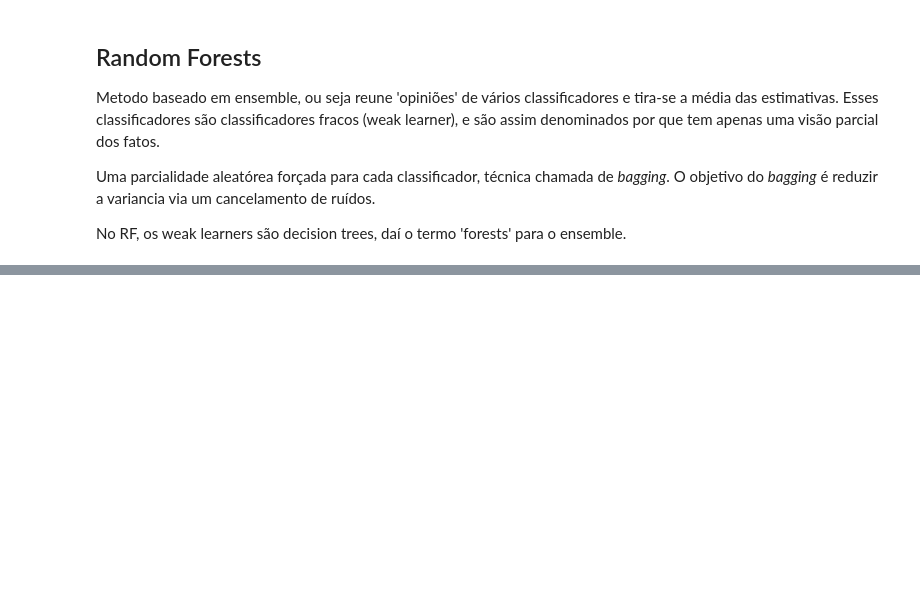
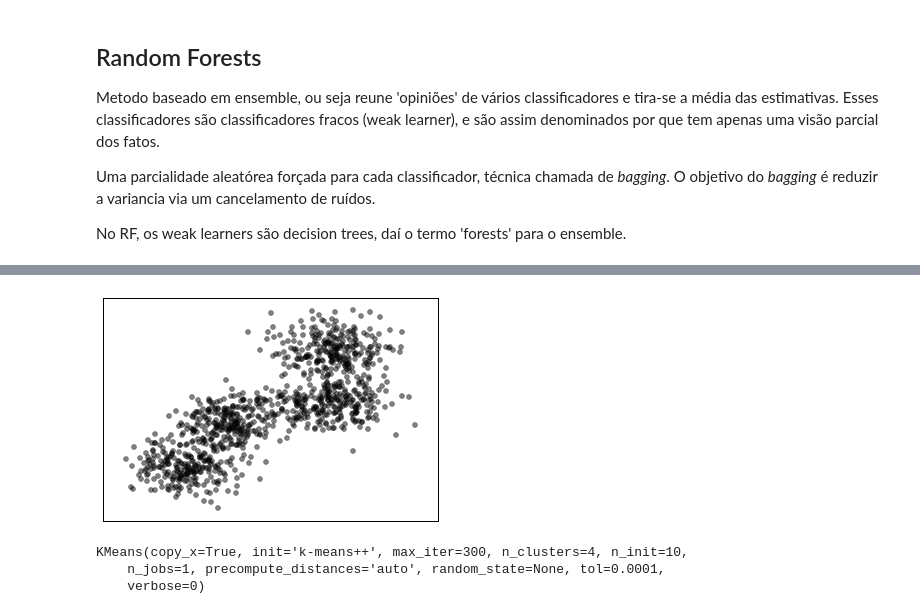
Before and after one commit to hitoshinagano/Locaweb_aulas, a Jupyter notebook: Aula_Parte2.ipynb, the cells around one changed output, grey strips where cells are left out. Drawn from its saved outputs; the diff is of its cells as text; code cells hidden in the pictures; blank space fills up the shorter version.

```diff
--- a/Aula_Parte2.ipynb
+++ b/Aula_Parte2.ipynb
@@ -633,0 +657,45 @@ visualize_tree(clf,X,y,boundaries=False)
+# %%
+# Criando datasets
+from sklearn.datasets import make_blobs
+
+X, y = make_blobs(n_samples=1000, centers=4, random_state=8, cluster_std=2.4)
+# %%
+def plot_blobs(um_X, um_classificador=None):
+    x_min, x_max = um_X[:, 0].min() - 2, um_X[:, 0].max() + 2
+    y_min, y_max = um_X[:, 1].min() - 2, um_X[:, 1].max() + 2
+    xx, yy = np.meshgrid(np.arange(x_min, x_max, .02), np.arange(y_min, y_max, .02))
+
+    plt.figure(1)
+    plt.clf()
+
+    plt.plot(um_X[:, 0], um_X[:, 1], 'k.', markersize=10, alpha = 0.5)
+
+    if um_classificador:
+        Z = um_classificador.predict(np.c_[xx.ravel(), yy.ravel()])
+        Z = Z.reshape(xx.shape)
+        plt.imshow(Z, interpolation='nearest',
+                   extent=(xx.min(), xx.max(), yy.min(), yy.max()),
+                   cmap=plt.cm.Paired,
+                   aspect='auto', origin='lower')
+
+        centroids = um_classificador.cluster_centers_
+        inert = um_classificador.inertia_
+        plt.scatter(centroids[:, 0], centroids[:, 1],
+                    marker='x', s=169, linewidths=3, color='w', zorder=8)
+
+    plt.xlim(x_min, x_max)
+    plt.ylim(y_min, y_max)
+    plt.xticks(())
+    plt.yticks(())
+    plt.show()
+# %%
+plot_blobs(X)
+# %% [output]
+[figure, added]
+# %%
+k_means = KMeans(n_clusters=4)
+k_means.fit(X)
+# %% [output]
+KMeans(copy_x=True, init='k-means++', max_iter=300, n_clusters=4, n_init=10,
+    n_jobs=1, precompute_distances='auto', random_state=None, tol=0.0001,
+    verbose=0)
```
Also changed, not shown: parts of 38 cells of this notebook.
